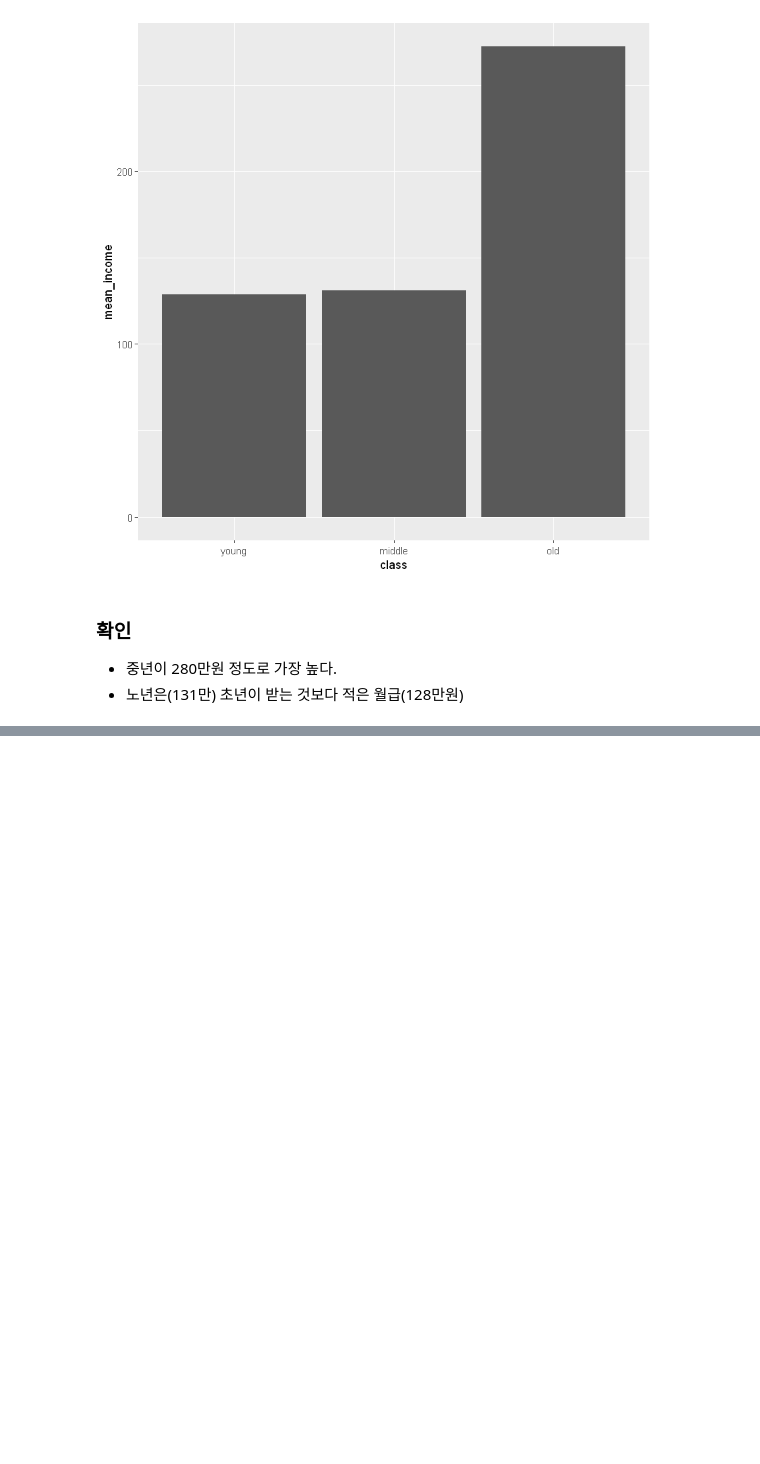
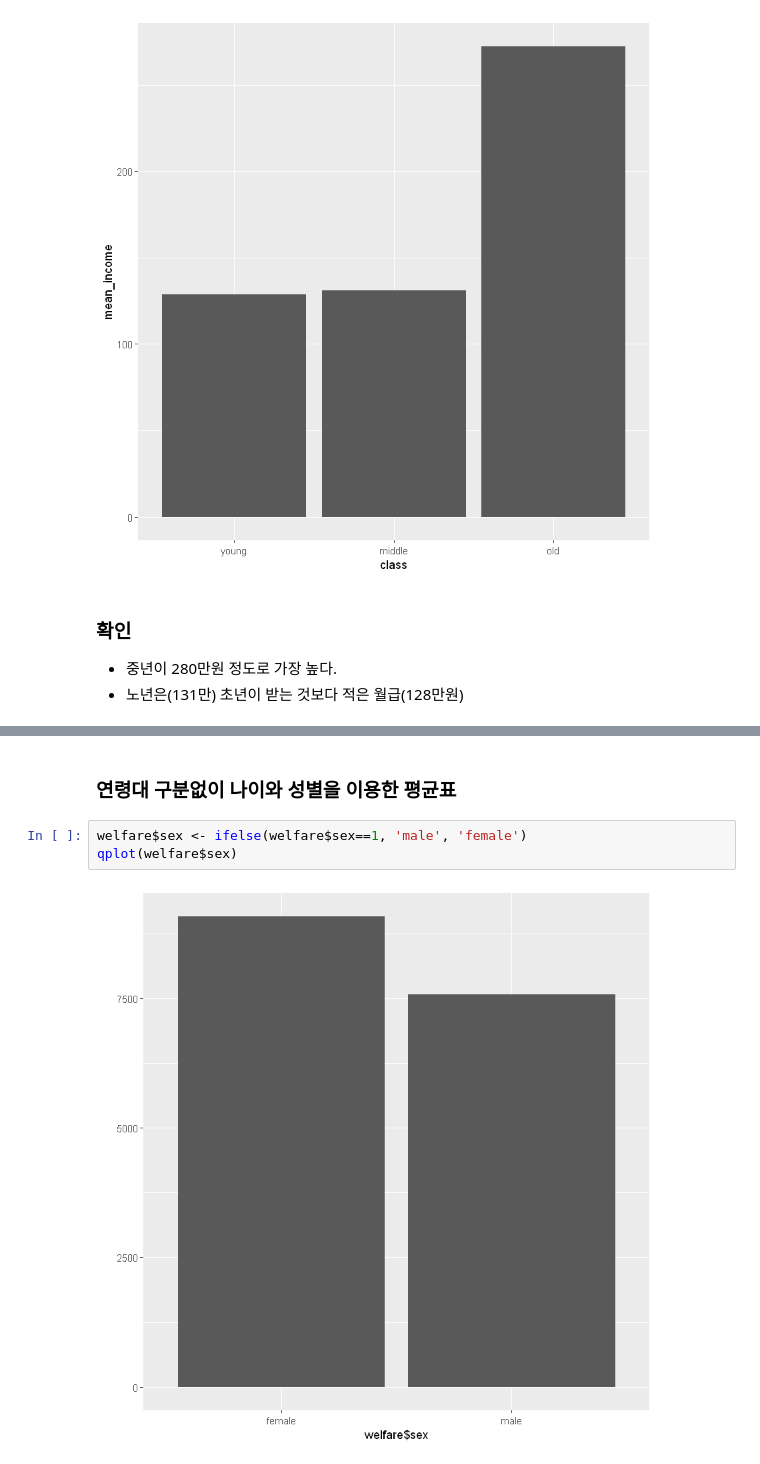
Before and after one commit to LDJWJ/RBasic, a Jupyter notebook: RProject01B_dplyr_ggplot_withdoit.ipynb, the cells around one changed output, grey strips where cells are left out. Drawn from its saved outputs; the diff is of its cells as text; blank space fills up the shorter version.

```diff
--- a/RProject01B_dplyr_ggplot_withdoit.ipynb
+++ b/RProject01B_dplyr_ggplot_withdoit.ipynb
@@ -201,0 +272,7 @@ ggplot(class_income, aes(x=class, y=mean_income)) + geom_col() +
+# %% [markdown]
+### 연령대 구분없이 나이와 성별을 이용한 평균표
+# %%
+welfare$sex <- ifelse(welfare$sex==1, 'male', 'female')
+qplot(welfare$sex)
+# %% [output]
+[figure, added]
```
Also changed, not shown: parts of 14 cells of this notebook, 1 other file.
